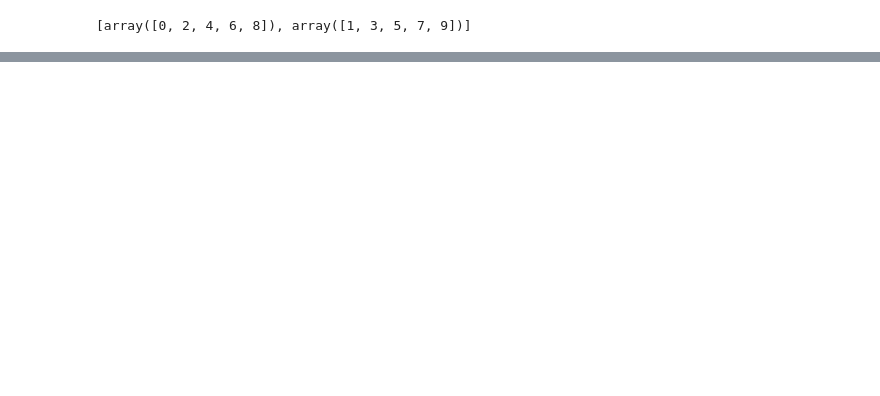
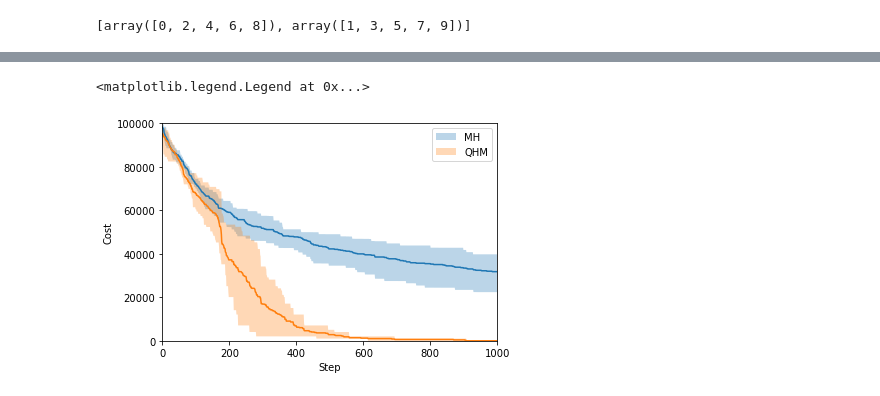
Before and after one commit to xikasan/xatm, a Jupyter notebook: dev/qa/multi-metropolis.ipynb, the cells around one changed output, grey strips where cells are left out. Saved outputs shown, nothing was run; the diff lists cells and outputs as text; code cells hidden in the pictures; blank space fills up the shorter version.

Commit message:
add usege of cost function

```diff
--- a/dev/qa/multi-metropolis.ipynb
+++ b/dev/qa/multi-metropolis.ipynb
@@ -259,0 +249,2 @@ vols.to_dataframe()
+# %%
+log_es = []
@@ -259,0 +253,3 @@ vols.to_dataframe()
+# %%
+logplot_sw = pd.DataFrame(dict(step=np.arange(len(log_e))))
+logplot_sw
@@ -259,0 +270,7 @@ vols.to_dataframe()
+# %%
+for i in range(len(log_es)):
+    logplot_sw[f"iter-{i}"] = log_es_sw[i]
+# %%
+logplot_sw["min"] = logplot_sw[[f"iter-{i}" for i in range(5)]].min(axis=1)
+logplot_sw["max"] = logplot_sw[[f"iter-{i}" for i in range(5)]].max(axis=1)
+logplot_sw["ave"] = logplot_sw[[f"iter-{i}" for i in range(5)]].mean(axis=1)
@@ -259,0 +325,14 @@ vols.to_dataframe()
+# %%
+fig, ax = plt.subplots()
+ax.fill_between(logplot_sw["step"], logplot_sw["min"], logplot_sw["max"], alpha=0.3, label="MH")
+ax.plot(logplot_sw["step"], logplot_sw["ave"])
+ax.fill_between(logplot["step"], logplot["min"], logplot["max"], alpha=0.3, label="QHM")
+ax.plot(logplot["step"], logplot["ave"])
+ax.set_xlim(0, 1000)
+ax.set_ylim(0, 100_000)
+ax.set_xlabel("Step")
+ax.set_ylabel("Cost")
+plt.legend()
+# %% [output]
+<matplotlib.legend.Legend at 0x...>
+[figure, added]
```
Also changed, not shown: parts of 11 cells of this notebook, 2 other files.
